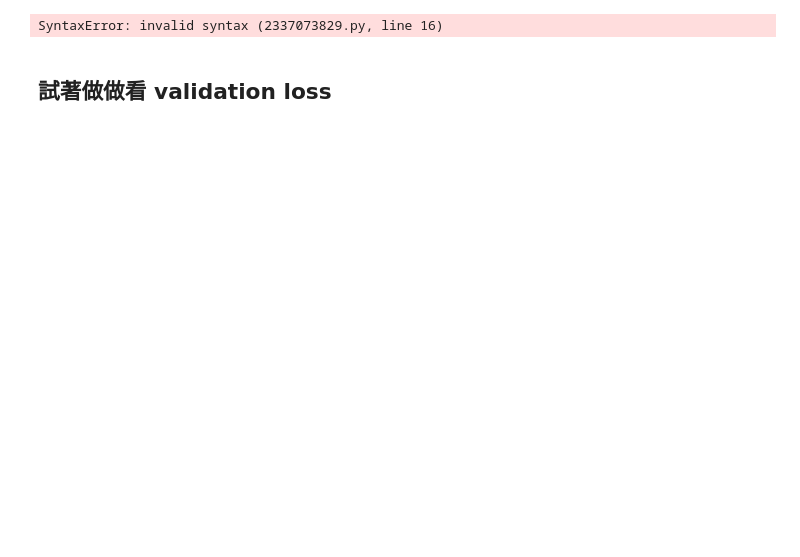
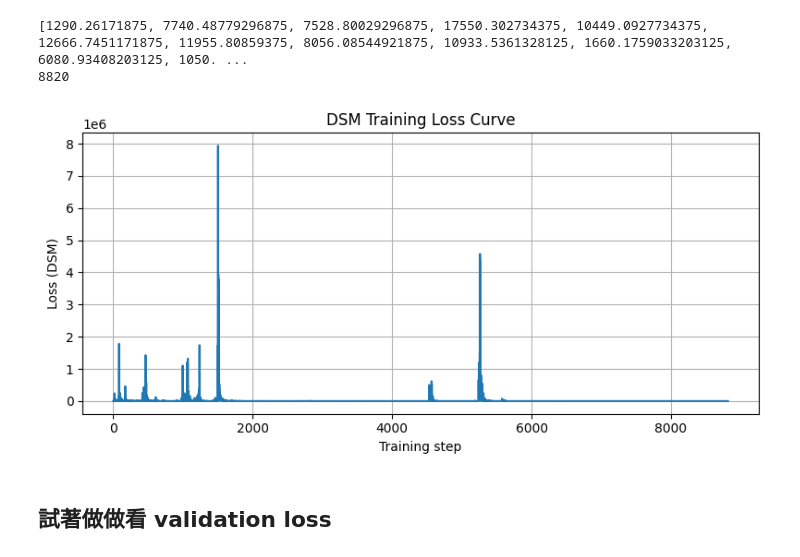
Before and after one commit to XuanWeiWang-999/1141ML-Final-Reconstructing-Ancient-Life-through-Molecular-Diffusion-Models313652018, a Jupyter notebook: code space/code_2.ipynb, the cells around one changed output. Drawn from its saved outputs; the diff is of its cells as text; code cells hidden in the pictures; blank space fills up the shorter version.

```diff
--- a/code space/code_2.ipynb
+++ b/code space/code_2.ipynb
@@ -112,7 +151,7 @@ model = EGNN_x0().to(device)
 def loss_x0(model, batch_size):
     x0 = sample_x0_cloud(batch_size)
 
-    t = torch.randint(0, T, (batch_size,), device=device)
+    t = torch.randint(int(0.2 * T), T, (batch_size,), device=device)
     alpha_bar_t = alpha_bar[t].view(-1,1,1)
     sigma_t     = sigmas[t].view(-1,1,1)
 
@@ -147,10 +186,11 @@ for step in range(1, num_steps+1):
 
     optimizer.zero_grad()
     loss.backward()
+    torch.nn.utils.clip_grad_norm_(model.parameters(), max_norm=1.0)
     optimizer.step()
 
     loss_history.append(loss.item())
 
     if step % 200 == 0:
-        print(f"step {step:5d} | loss={loss.item():.4f}")
+        print(f"step {step:5d} | loss={loss.item():.4f} | Lr={lr:.6f}")
 # %% [output]
@@ -174,23 +215,25 @@ step 10000 | loss=15.0365
 # %%
 import matplotlib.pyplot as plt
 
 def plot_loss_curve(loss_list):
     """
     loss_list: Python list or Tensor containing loss values for each step
     """
     plt.figure(figsize=(8,4))
     plt.plot(loss_list, linewidth=1.5)
     plt.xlabel("Training step")
     plt.ylabel("Loss (DSM)")
     plt.title("DSM Training Loss Curve")
     plt.grid(True)
     plt.tight_layout()
     plt.show()
 
-loss_history.pop([1:10])
+
 plot_loss_curve(loss_history)
 # %% [output]
-SyntaxError: invalid syntax (2337073829.py, line 16)
+[1290.26171875, 7740.48779296875, 7528.80029296875, 17550.302734375, 10449.0927734375, 12666.7451171875, 11955.80859375, 8056.08544921875, 10933.5361328125, 1660.1759033203125, 6080.93408203125, 1050. ...
+8820
+[figure, added]
 # %% [markdown]
 ## 試著做做看 validation loss
 # %%
```
Also changed, not shown: parts of 9 cells of this notebook.
